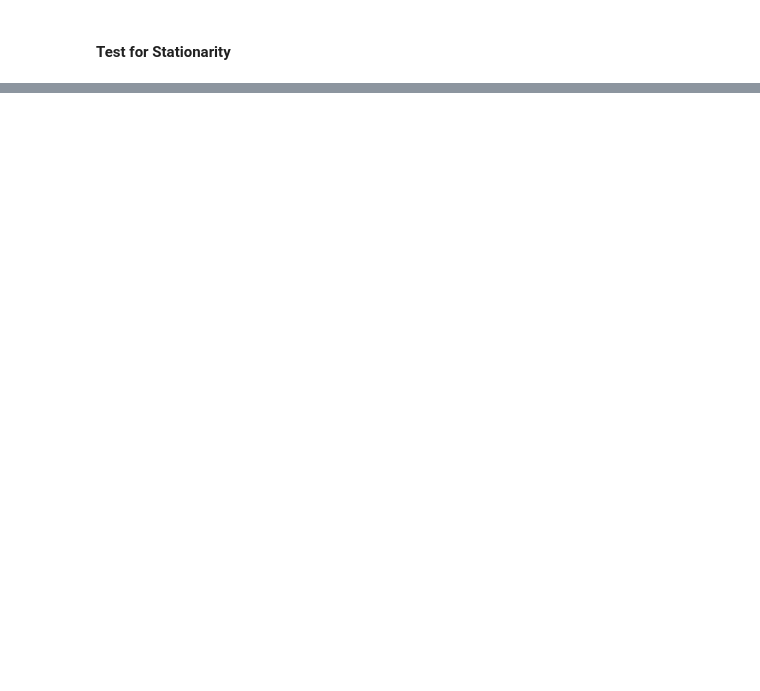
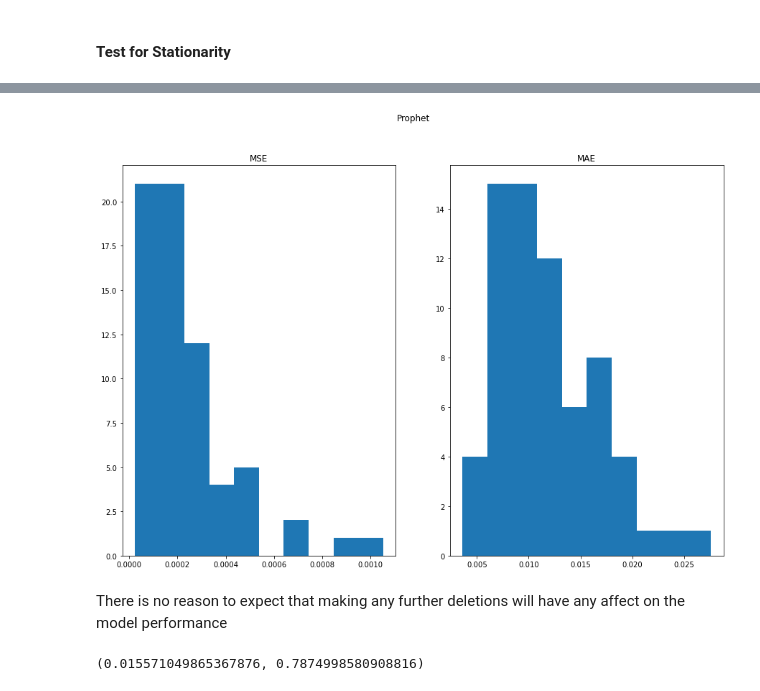
Before and after one commit to jared-m-murphy/Springboard, a Jupyter notebook: Capstone_1/CDC_Mortality_City.ipynb, the cells around one changed output, grey strips where cells are left out. Saved outputs shown, nothing was run; the diff lists cells and outputs as text; code cells hidden in the pictures; blank space fills up the shorter version.

```diff
--- a/Capstone_1/CDC_Mortality_City.ipynb
+++ b/Capstone_1/CDC_Mortality_City.ipynb
@@ -294,0 +469,27 @@ It is safe to assume that the time series for each city is stationary.
+# %%
+def facebook(df_list):
+    """This fuction takes a list of dataframes and runs facebooks prophet on each one, and provides a list of"""
+    """MSE and MAE"""
+    from fbprophet import Prophet
+    MSE_List_FB=[]
+    MAE_List_FB=[]
+    for test in df_list:
+        X=test.loc['2011':'2015']['month/year'].values
+        test=pd.DataFrame(test.loc[:'2010']).reset_index()
+        test.columns=['ds','y']
+        test['ds']=pd.to_datetime(test['ds'])
+        model = Prophet()
+        model.fit(test)
+        future = ['2011-12-31','2012-12-31','2013-12-31','2014-12-31','2015-12-31']
+        future = pd.DataFrame(future)
+        future.columns = ['ds']
+        future['ds']= pd.to_datetime(future['ds'])
+        forecast = model.predict(future)
+        yhat=forecast.yhat.values
+        MSE=mean_squared_error(X,yhat)
+        MAE=mean_absolute_error(X,yhat)
+        MSE_List_FB.append(MSE)
+        MAE_List_FB.append(MAE)
+    return MSE_List_FB, MAE_List_FB
+
+MSE_List_FB, MAE_List_FB = facebook(df_list_two)
@@ -294,0 +514,16 @@ It is safe to assume that the time series for each city is stationary.
+# %%
+fig, (ax1,ax2) = plt.subplots(1,2)
+fig.suptitle('Prophet')
+ax1.hist(MSE_List_FB)
+ax1.set_title('MSE')
+ax2.hist(MAE_List_FB)
+ax2.set_title('MAE')
+plt.show()
+# %% [output]
+[figure, added]
+# %% [markdown]
+There is no reason to expect that making any further deletions will have any affect on the model performance
+# %%
+np.sum(np.array(MSE_List_FB)),np.sum(np.array(MAE_List_FB))
+# %% [output]
+(0.015571049865367876, 0.7874998580908816)
```
Also changed, not shown: parts of 35 cells of this notebook, 2 other files.
